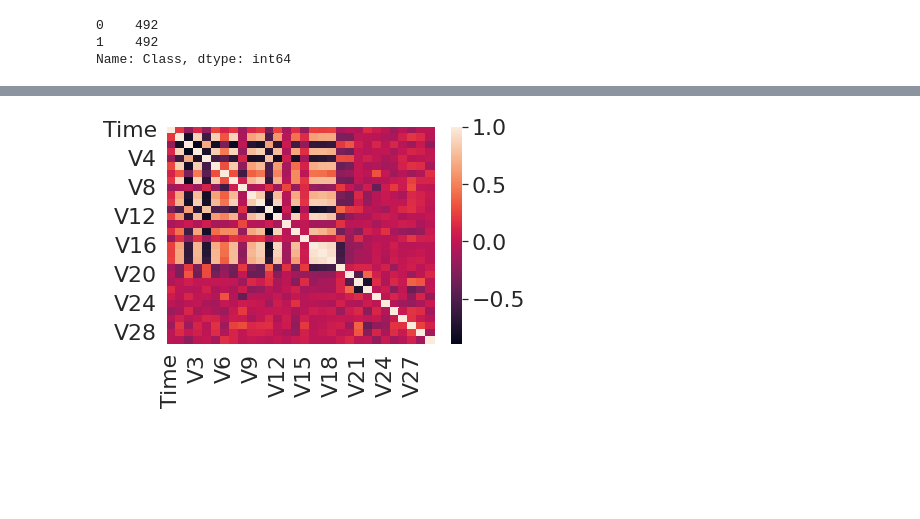
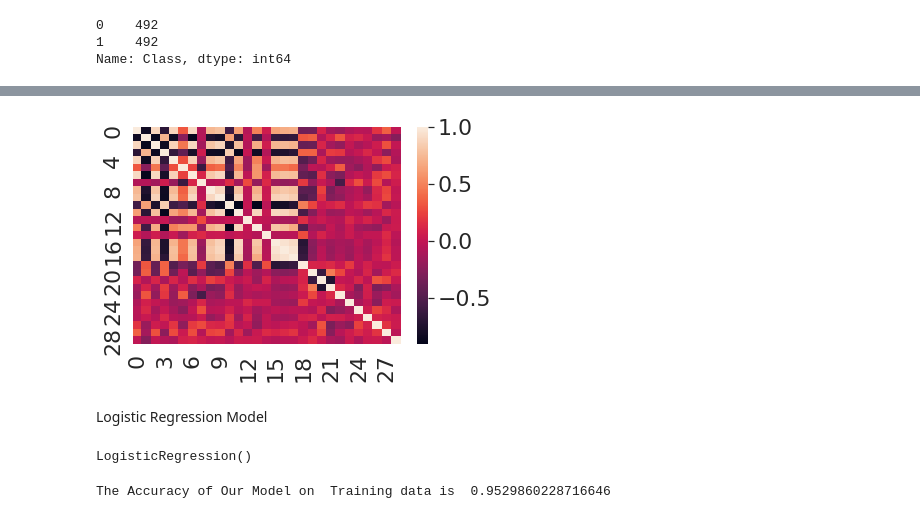
Before and after one commit to TheFaheem/Personal-ML-Projects, a Jupyter notebook: Credit_Card_Fraudlent_Prediction/Credit_Card_Fraudlent_Prediction.ipynb, the cells around one changed output, grey strips where cells are left out. Saved outputs shown, nothing was run; the diff lists cells and outputs as text; code cells hidden in the pictures; blank space fills up the shorter version.

```diff
--- a/Credit_Card_Fraudlent_Prediction/Credit_Card_Fraudlent_Prediction.ipynb
+++ b/Credit_Card_Fraudlent_Prediction/Credit_Card_Fraudlent_Prediction.ipynb
@@ -161,3 +146,5 @@ legit_new.shape
+# %%
+legit_new = legit_new.drop(columns = 'Time', axis = 1)
 # %%
 new_data = pd.concat([legit_new, fraud], axis=0)
 # %%
@@ -201,6 +188,6 @@ new_data.groupby('Class').mean()
 2 rows × 30 columns
 # %%
-x = new_data.drop(columns = 'Class', axis=1)
+x = new_data.drop(columns = ['Time', 'Class'], axis=1)
 y = new_data['Class']
 # %%
 x.head()
@@ -231,0 +231,5 @@ print(x_test.shape)
+# %%
+scaler = StandardScaler()
+# %%
+x_train = pd.DataFrame(scaler.fit_transform(x_train))
+x_test = pd.DataFrame(scaler.transform(x_test))
@@ -232,6 +246,8 @@ print(x_test.shape)
 # %%
-plot = sns.heatmap(x_train.corr())
+plot = sns.heatmap(x_test.corr())
 plt.show()
 # %% [output]
-[figure, old version]
+[figure, new version]
+# %% [markdown]
+Logistic Regression Model
 # %%
@@ -238,0 +255,4 @@ model = LogisticRegression()
+# %%
+lrmodel.fit(x_train, y_train)
+# %% [output]
+LogisticRegression()
@@ -238,0 +262,4 @@ model = LogisticRegression()
+# %%
+print('The Accuracy of Our Model on  Training data is ', LrModel_training_data_acc)
+# %% [output]
+The Accuracy of Our Model on  Training data is  0.9529860228716646
```
Also changed, not shown: parts of 24 cells of this notebook.
